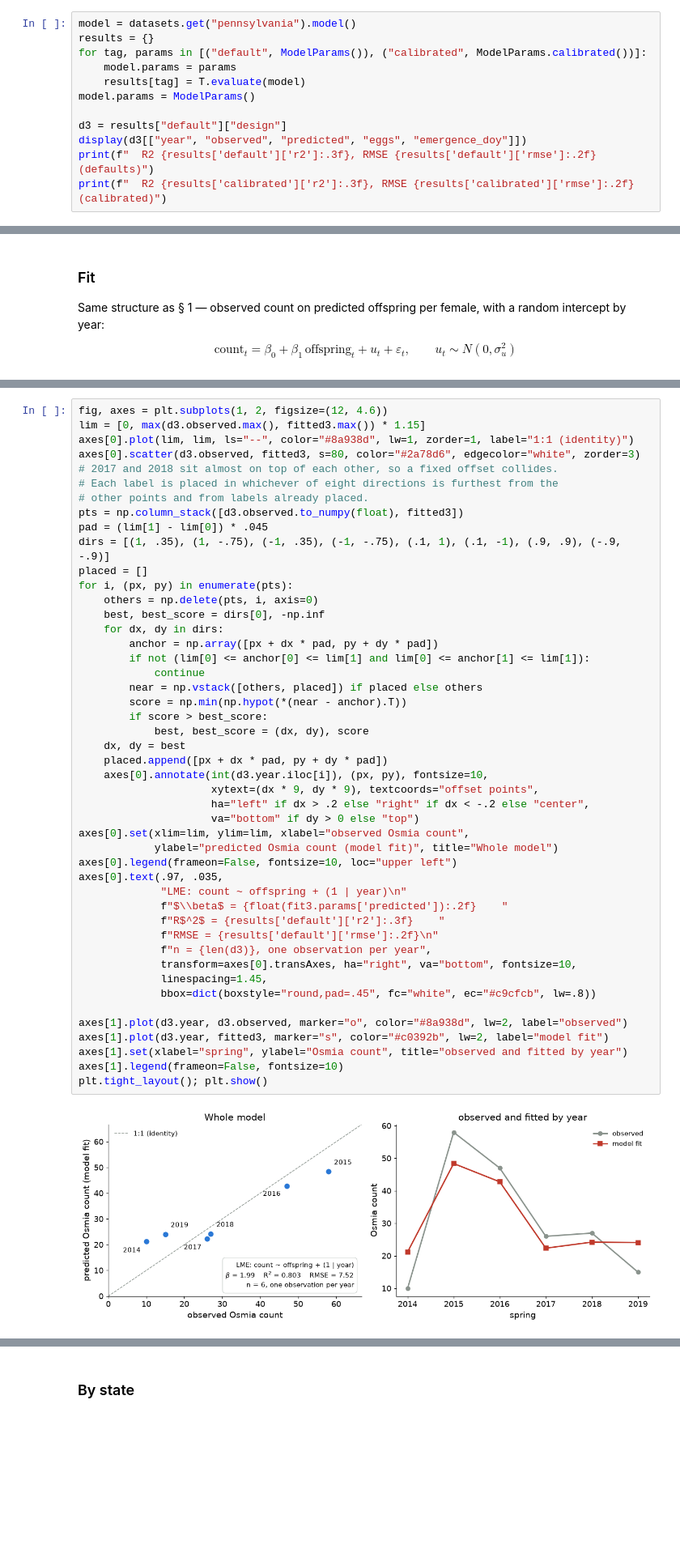
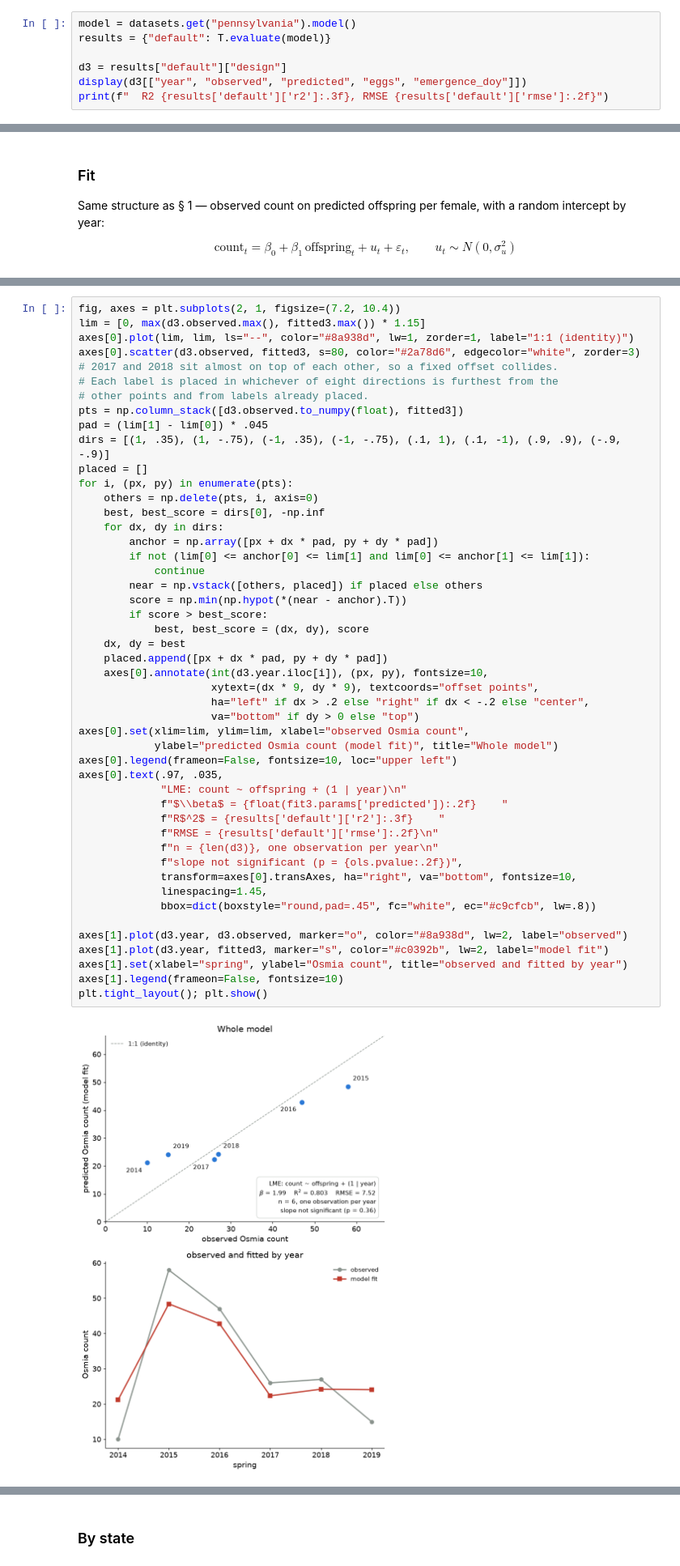
Before and after one commit to eai6/AppleBee, a Jupyter notebook: notebooks/applebee_analysis.ipynb, the cells around one changed output, grey strips where cells are left out. Shown at 81% size. Saved outputs shown, nothing was run; the diff lists cells and outputs as text; blank space fills up the shorter version.

```diff
--- a/notebooks/applebee_analysis.ipynb
+++ b/notebooks/applebee_analysis.ipynb
@@ -451,16 +424,11 @@ Every sub-model runs here, and emergence is predicted rather than observed. The
 model is driven only by that cell's daily weather and its annual forage index.
 # %%
 model = datasets.get("pennsylvania").model()
-results = {}
-for tag, params in [("default", ModelParams()), ("calibrated", ModelParams.calibrated())]:
-    model.params = params
-    results[tag] = T.evaluate(model)
-model.params = ModelParams()
+results = {"default": T.evaluate(model)}
 
 d3 = results["default"]["design"]
 display(d3[["year", "observed", "predicted", "eggs", "emergence_doy"]])
-print(f"  R2 {results['default']['r2']:.3f}, RMSE {results['default']['rmse']:.2f} (defaults)")
-print(f"  R2 {results['calibrated']['r2']:.3f}, RMSE {results['calibrated']['rmse']:.2f} (calibrated)")
+print(f"  R2 {results['default']['r2']:.3f}, RMSE {results['default']['rmse']:.2f}")
 # %% [output]
 |  | year | observed | predicted | eggs | emergence_doy |
 | 0 | 2014 | 10 | 8.4600 | 11 | 127 |
@@ -507,5 +468,5 @@ print(f"    fixed effects alone  R2 {1 - ((y3 - fixed3) ** 2).sum() / sst3:.3f}"
 # %%
-fig, axes = plt.subplots(1, 2, figsize=(12, 4.6))
+fig, axes = plt.subplots(2, 1, figsize=(7.2, 10.4))
 lim = [0, max(d3.observed.max(), fitted3.max()) * 1.15]
 axes[0].plot(lim, lim, ls="--", color="#8a938d", lw=1, zorder=1, label="1:1 (identity)")
 axes[0].scatter(d3.observed, fitted3, s=80, color="#2a78d6", edgecolor="white", zorder=3)
@@ -524,35 +485,36 @@ for i, (px, py) in enumerate(pts):
         if not (lim[0] <= anchor[0] <= lim[1] and lim[0] <= anchor[1] <= lim[1]):
             continue
         near = np.vstack([others, placed]) if placed else others
         score = np.min(np.hypot(*(near - anchor).T))
         if score > best_score:
             best, best_score = (dx, dy), score
     dx, dy = best
     placed.append([px + dx * pad, py + dy * pad])
     axes[0].annotate(int(d3.year.iloc[i]), (px, py), fontsize=10,
                      xytext=(dx * 9, dy * 9), textcoords="offset points",
                      ha="left" if dx > .2 else "right" if dx < -.2 else "center",
                      va="bottom" if dy > 0 else "top")
 axes[0].set(xlim=lim, ylim=lim, xlabel="observed Osmia count",
             ylabel="predicted Osmia count (model fit)", title="Whole model")
 axes[0].legend(frameon=False, fontsize=10, loc="upper left")
 axes[0].text(.97, .035,
              "LME: count ~ offspring + (1 | year)\n"
              f"$\\beta$ = {float(fit3.params['predicted']):.2f}    "
              f"R$^2$ = {results['default']['r2']:.3f}    "
              f"RMSE = {results['default']['rmse']:.2f}\n"
-             f"n = {len(d3)}, one observation per year",
+             f"n = {len(d3)}, one observation per year\n"
+             f"slope not significant (p = {ols.pvalue:.2f})",
              transform=axes[0].transAxes, ha="right", va="bottom", fontsize=10,
              linespacing=1.45,
              bbox=dict(boxstyle="round,pad=.45", fc="white", ec="#c9cfcb", lw=.8))
 
 axes[1].plot(d3.year, d3.observed, marker="o", color="#8a938d", lw=2, label="observed")
 axes[1].plot(d3.year, fitted3, marker="s", color="#c0392b", lw=2, label="model fit")
 axes[1].set(xlabel="spring", ylabel="Osmia count", title="observed and fitted by year")
 axes[1].legend(frameon=False, fontsize=10)
 plt.tight_layout(); plt.show()
 # %% [output]
-[figure, old version]
+[figure, new version]
 # %% [markdown]
 The model tracks the observed series, and the effect of predicted offspring on
 *Osmia* abundance is positive.
```
Also changed, not shown: parts of 14 cells of this notebook, 1 other file.
